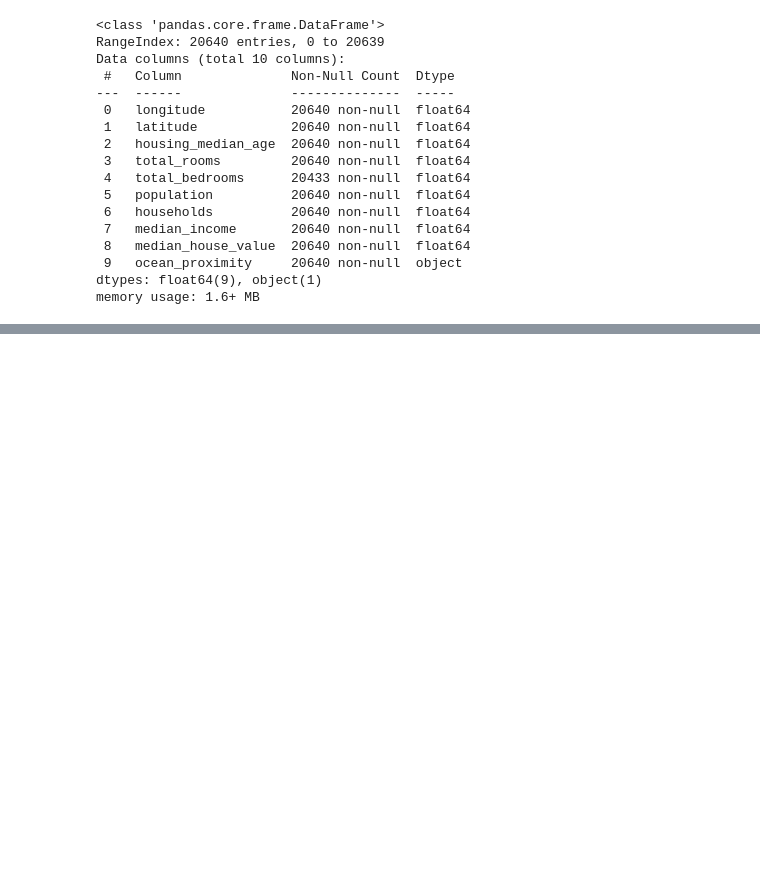
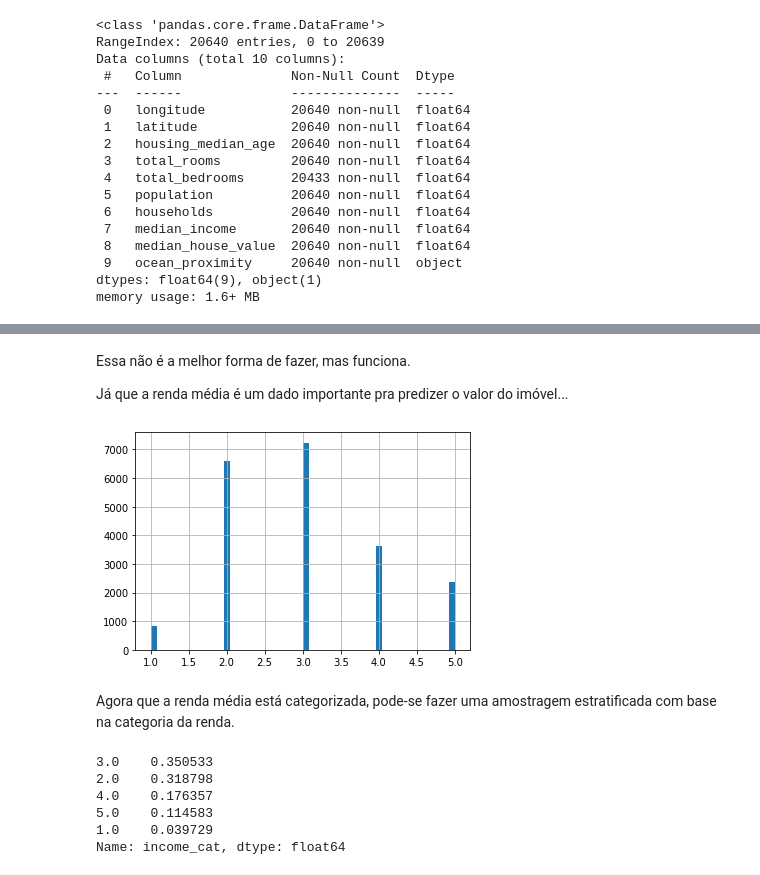
Before and after one commit to johnatanDM/MachineLearning, a Jupyter notebook: HOcap2.ipynb, the cells around one changed output, grey strips where cells are left out. Saved outputs shown, nothing was run; the diff lists cells and outputs as text; code cells hidden in the pictures; blank space fills up the shorter version.

```diff
--- a/HOcap2.ipynb
+++ b/HOcap2.ipynb
@@ -59,0 +103,33 @@ memory usage: 1.6+ MB
+# %% [markdown]
+Essa não é a melhor forma de fazer, mas funciona.
+
+Já que a renda média é um dado importante pra predizer o valor do imóvel...
+# %%
+housing["income_cat"] = np.ceil(housing["median_income"] / 1.5)
+housing["income_cat"].where(housing["income_cat"] < 5, 5.0, inplace=True)
+housing["income_cat"].hist(bins=50)
+plt.show()
+# %% [output]
+[figure, added]
+# %% [markdown]
+Agora que a renda média está categorizada, pode-se fazer uma amostragem estratificada com base na categoria da renda.
+# %%
+from sklearn.model_selection import StratifiedShuffleSplit
+
+split = StratifiedShuffleSplit(n_splits=1, test_size=0.2, random_state=42)
+for train_index, test_index in split.split(housing, housing["income_cat"]):
+  strat_train_set = housing.loc[train_index]
+  strat_test_set = housing.loc[test_index]
+
+print(strat_test_set["income_cat"].value_counts() / len(strat_test_set))
+
+#removendo o "income_cat" para os dados voltarem ao estado original
+for set_ in (strat_train_set, strat_test_set):
+  set_.drop("income_cat", axis=1, inplace=True)
+# %% [output]
+3.0    0.350533
+2.0    0.318798
+4.0    0.176357
+5.0    0.114583
+1.0    0.039729
+Name: income_cat, dtype: float64
```
Also changed, not shown: parts of 16 cells of this notebook.
